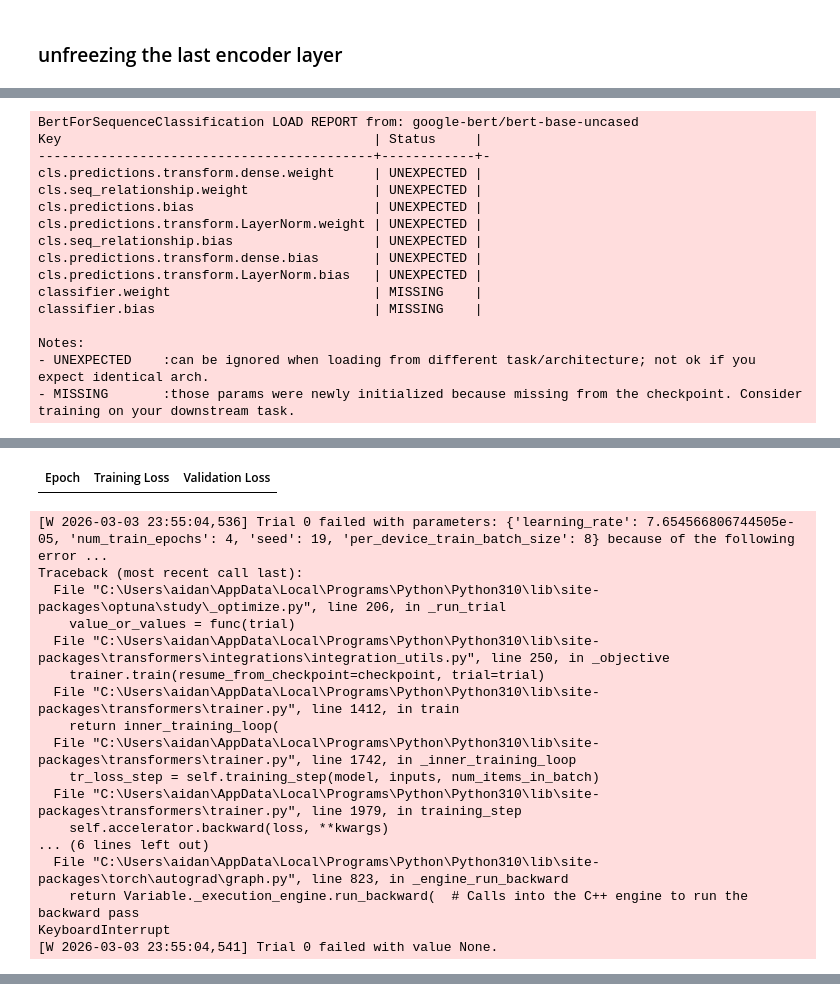
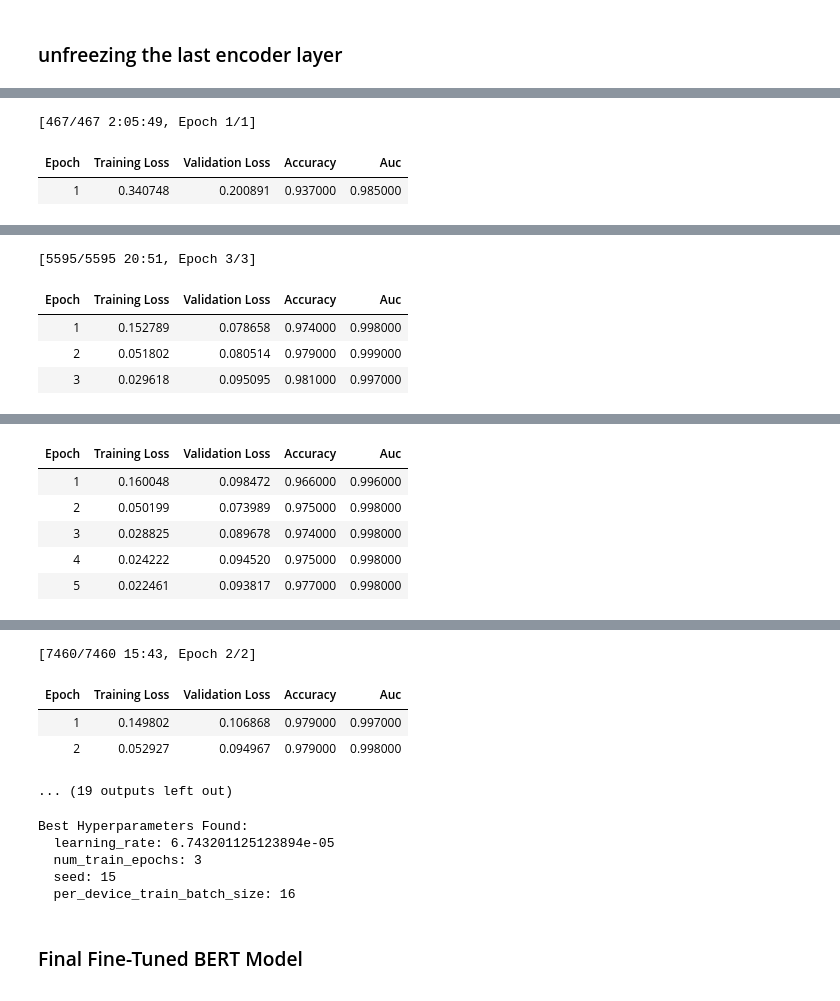
Before and after one commit to Drew-Levy/E-ML, a Jupyter notebook: bert.ipynb, the cells around one changed output, grey strips where cells are left out. Saved outputs shown, nothing was run; the diff lists cells and outputs as text; code cells hidden in the pictures.

Commit message:
Hyperparameter Search Done

```diff
--- a/bert.ipynb
+++ b/bert.ipynb
@@ -529,4 +533,12 @@ trainer.train()
 # %%
+import logging
+from transformers import logging as hf_logging
+
+hf_logging.set_verbosity_error()
+
+import warnings
+warnings.filterwarnings("ignore")
+
 def model_init():
     return AutoModelForSequenceClassification.from_pretrained(
         model_path,
@@ -568,16 +564,3 @@ Notes:
-BertForSequenceClassification LOAD REPORT from: google-bert/bert-base-uncased
-Key                                        | Status     |
--------------------------------------------+------------+-
-cls.predictions.transform.dense.weight     | UNEXPECTED |
-cls.seq_relationship.weight                | UNEXPECTED |
-cls.predictions.bias                       | UNEXPECTED |
-cls.predictions.transform.LayerNorm.weight | UNEXPECTED |
-cls.seq_relationship.bias                  | UNEXPECTED |
-cls.predictions.transform.dense.bias       | UNEXPECTED |
-cls.predictions.transform.LayerNorm.bias   | UNEXPECTED |
-classifier.weight                          | MISSING    |
-classifier.bias                            | MISSING    |
-
-Notes:
-- UNEXPECTED    :can be ignored when loading from different task/architecture; not ok if you expect identical arch.
-- MISSING       :those params were newly initialized because missing from the checkpoint. Consider training on your downstream task.
+[467/467 2:05:49, Epoch 1/1]
+| Epoch | Training Loss | Validation Loss | Accuracy | Auc |
+| 1 | 0.340748 | 0.200891 | 0.937000 | 0.985000 |
@@ -585,18 +568,5 @@ Notes:
-| Epoch | Training Loss | Validation Loss |
-[W 2026-03-03 23:55:04,536] Trial 0 failed with parameters: {'learning_rate': 7.654566806744505e-05, 'num_train_epochs': 4, 'seed': 19, 'per_device_train_batch_size': 8} because of the following error ...
-Traceback (most recent call last):
-  File "C:\Users\aidan\AppData\Local\Programs\Python\Python310\lib\site-packages\optuna\study\_optimize.py", line 206, in _run_trial
-    value_or_values = func(trial)
-  File "C:\Users\aidan\AppData\Local\Programs\Python\Python310\lib\site-packages\transformers\integrations\integration_utils.py", line 250, in _objective
-    trainer.train(resume_from_checkpoint=checkpoint, trial=trial)
-  File "C:\Users\aidan\AppData\Local\Programs\Python\Python310\lib\site-packages\transformers\trainer.py", line 1412, in train
-    return inner_training_loop(
-  File "C:\Users\aidan\AppData\Local\Programs\Python\Python310\lib\site-packages\transformers\trainer.py", line 1742, in _inner_training_loop
-    tr_loss_step = self.training_step(model, inputs, num_items_in_batch)
-  File "C:\Users\aidan\AppData\Local\Programs\Python\Python310\lib\site-packages\transformers\trainer.py", line 1979, in training_step
-    self.accelerator.backward(loss, **kwargs)
-... (6 lines left out)
-  File "C:\Users\aidan\AppData\Local\Programs\Python\Python310\lib\site-packages\torch\autograd\graph.py", line 823, in _engine_run_backward
-    return Variable._execution_engine.run_backward(  # Calls into the C++ engine to run the backward pass
-KeyboardInterrupt
-[W 2026-03-03 23:55:04,541] Trial 0 failed with value None.
+[5595/5595 20:51, Epoch 3/3]
+| Epoch | Training Loss | Validation Loss | Accuracy | Auc |
+| 1 | 0.152789 | 0.078658 | 0.974000 | 0.998000 |
+| 2 | 0.051802 | 0.080514 | 0.979000 | 0.999000 |
+| 3 | 0.029618 | 0.095095 | 0.981000 | 0.997000 |
@@ -603,0 +575,6 @@ KeyboardInterrupt:
+| Epoch | Training Loss | Validation Loss | Accuracy | Auc |
+| 1 | 0.160048 | 0.098472 | 0.966000 | 0.996000 |
+| 2 | 0.050199 | 0.073989 | 0.975000 | 0.998000 |
+| 3 | 0.028825 | 0.089678 | 0.974000 | 0.998000 |
+| 4 | 0.024222 | 0.094520 | 0.975000 | 0.998000 |
+| 5 | 0.022461 | 0.093817 | 0.977000 | 0.998000 |
@@ -603,0 +582,17 @@ KeyboardInterrupt:
+[7460/7460 15:43, Epoch 2/2]
+| Epoch | Training Loss | Validation Loss | Accuracy | Auc |
+| 1 | 0.149802 | 0.106868 | 0.979000 | 0.997000 |
+| 2 | 0.052927 | 0.094967 | 0.979000 | 0.998000 |
+... (19 outputs left out)
+# %%
+print("Best Hyperparameters Found:")
+for key, value in best_run.hyperparameters.items():
+    print(f"  {key}: {value}")
+# %% [output]
+Best Hyperparameters Found:
+  learning_rate: 6.743201125123894e-05
+  num_train_epochs: 3
+  seed: 15
+  per_device_train_batch_size: 16
+# %% [markdown]
+### Final Fine-Tuned BERT Model ###
```
Also changed, not shown: parts of 5 cells of this notebook.
